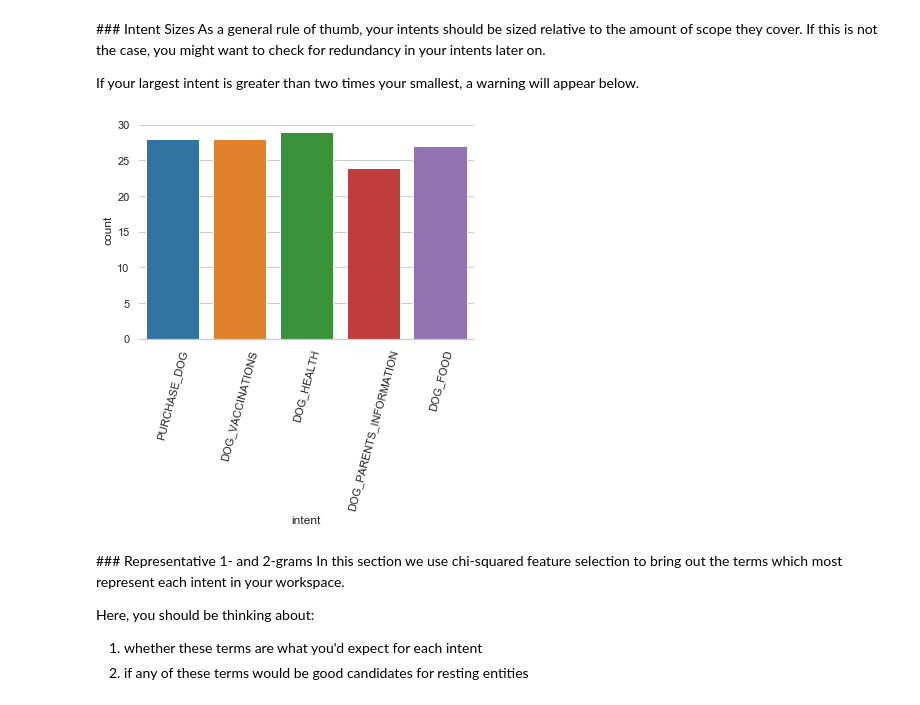
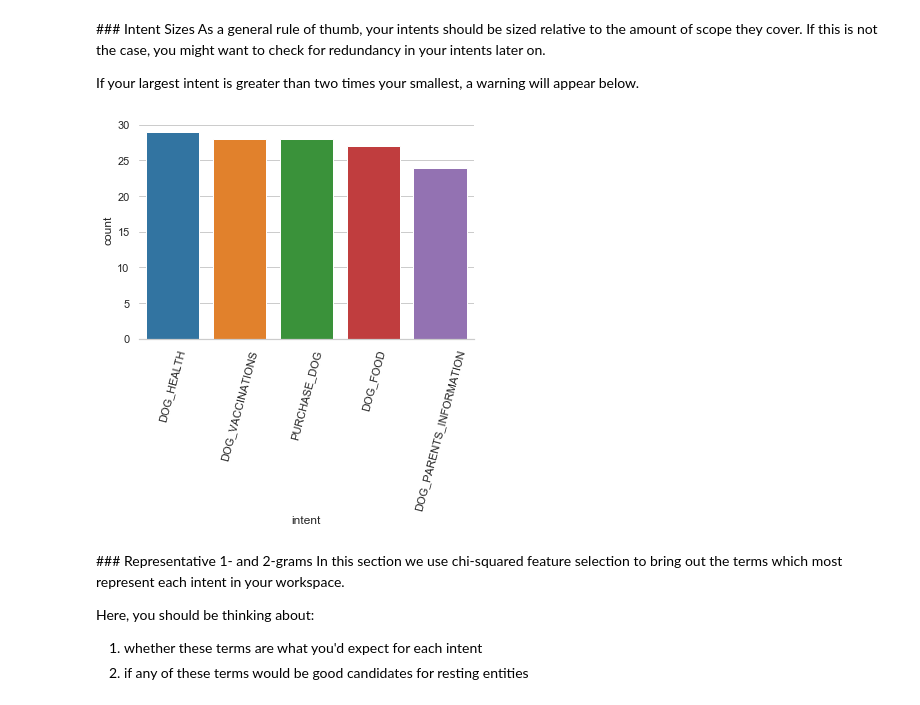
Before and after one commit to chungleu/IntentTraining, a Jupyter notebook: exploratory_analysis.ipynb, the cells around one changed output. Saved outputs shown, nothing was run; the diff lists cells and outputs as text; code cells hidden in the pictures.

```diff
--- a/exploratory_analysis.ipynb
+++ b/exploratory_analysis.ipynb
@@ -104,16 +104,16 @@ If your largest intent is greater than two times your smallest, a warning will a
 # %%
 train_df = display_sample(d, None)
 intent_sizes = train_df.groupby('intent').count()
 intent_max_min_ratio = intent_sizes.max()[0] / intent_sizes.min()[0]
 
 if intent_max_min_ratio > 2:
     display(Markdown("**<span style='color:darkorange'>Warning:</span>** Your largest intent is {}x larger than your smallest".format(round(intent_max_min_ratio, 2))))
 
-ax = sns.countplot(data=train_df, x='intent')
+ax = sns.countplot(data=train_df, x='intent', order=train_df['intent'].value_counts().index)
 ax.set_xticklabels(ax.get_xticklabels(), rotation=75);
 sns.despine(left=True)
 # %% [output]
-[figure, old version]
+[figure, new version]
 # %% [markdown]
 ### Representative 1- and 2-grams
 In this section we use chi-squared feature selection to bring out the terms which most represent each intent in your workspace.
```
Also changed, not shown: 1 other file.
